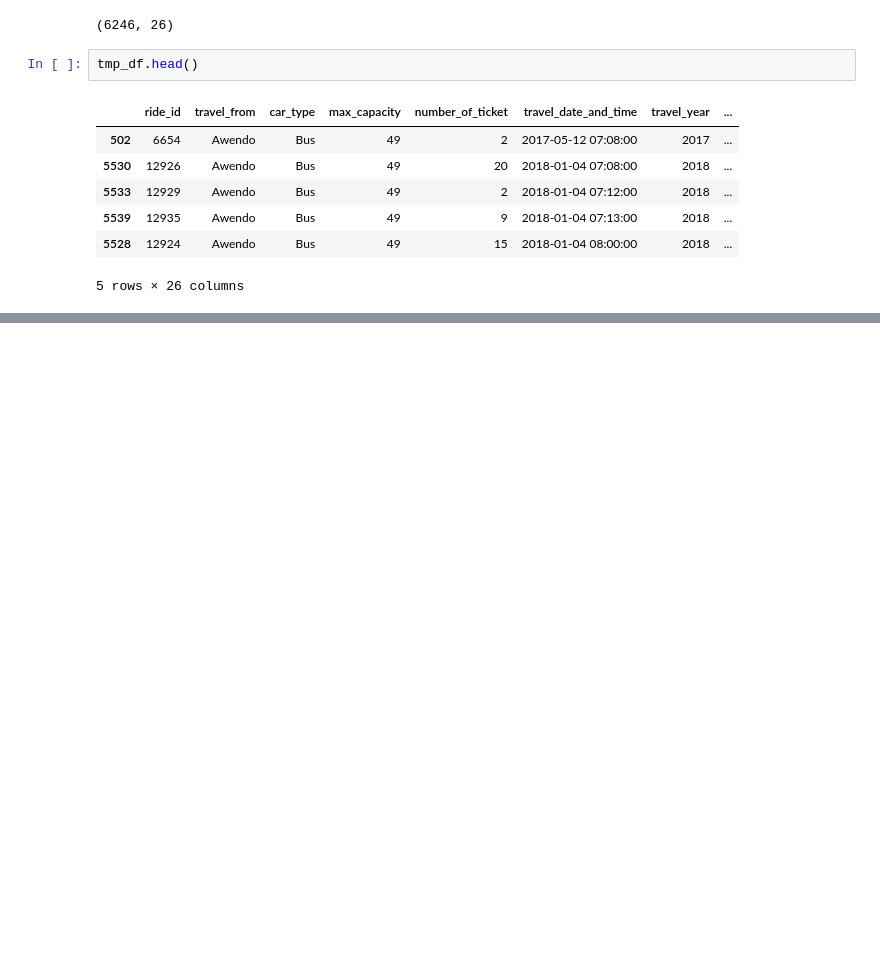
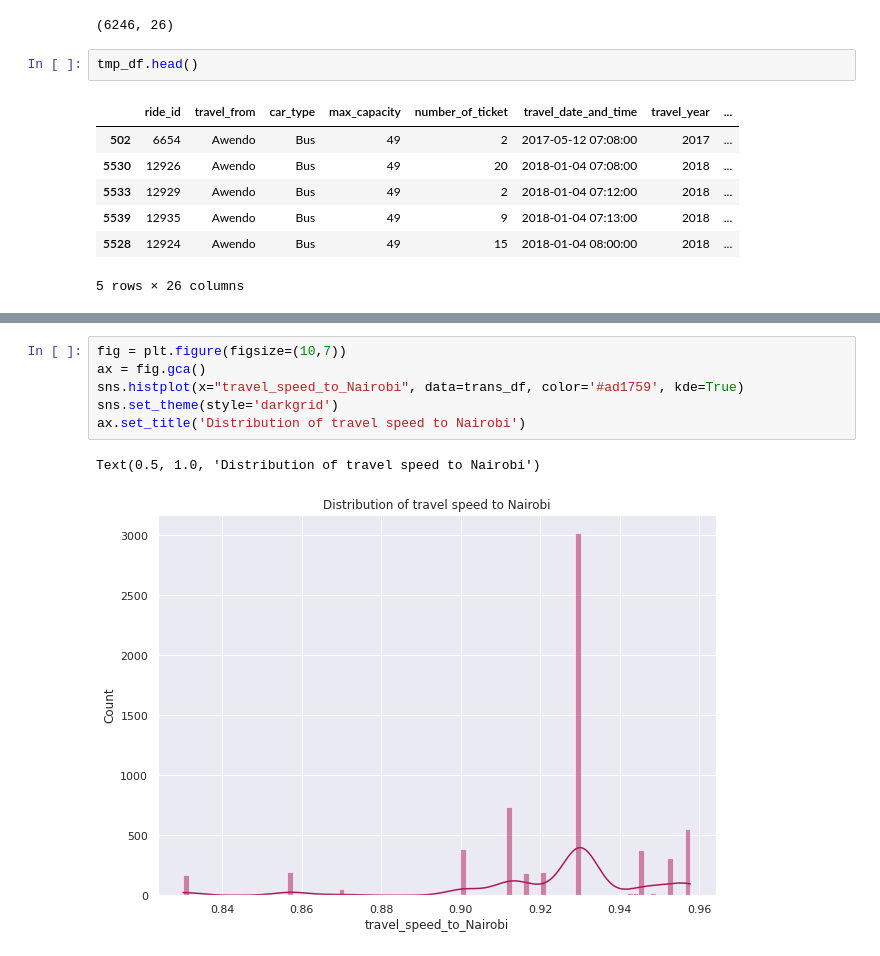
Before and after one commit to HariTarz/Transport_Demand_Prediction, a Jupyter notebook: Demand_Prediction_for_Public_Transport_Capstone_Project.ipynb, the cells around one changed output, grey strips where cells are left out. Cells and saved outputs as stored; diff of their text form; blank space fills up the shorter version.

```diff
--- a/Demand_Prediction_for_Public_Transport_Capstone_Project.ipynb
+++ b/Demand_Prediction_for_Public_Transport_Capstone_Project.ipynb
@@ -456,0 +482,9 @@ travel_distance_to_Nairobi_dict = {'Awendo':351, 'Homa Bay':360, 'Kehancha':387.
+# %%
+fig = plt.figure(figsize=(10,7))
+ax = fig.gca()
+sns.histplot(x="travel_speed_to_Nairobi", data=trans_df, color='#ad1759', kde=True)
+sns.set_theme(style='darkgrid')
+ax.set_title('Distribution of travel speed to Nairobi')
+# %% [output]
+Text(0.5, 1.0, 'Distribution of travel speed to Nairobi')
+[figure, added]
```
Also changed, not shown: parts of 16 cells of this notebook.
